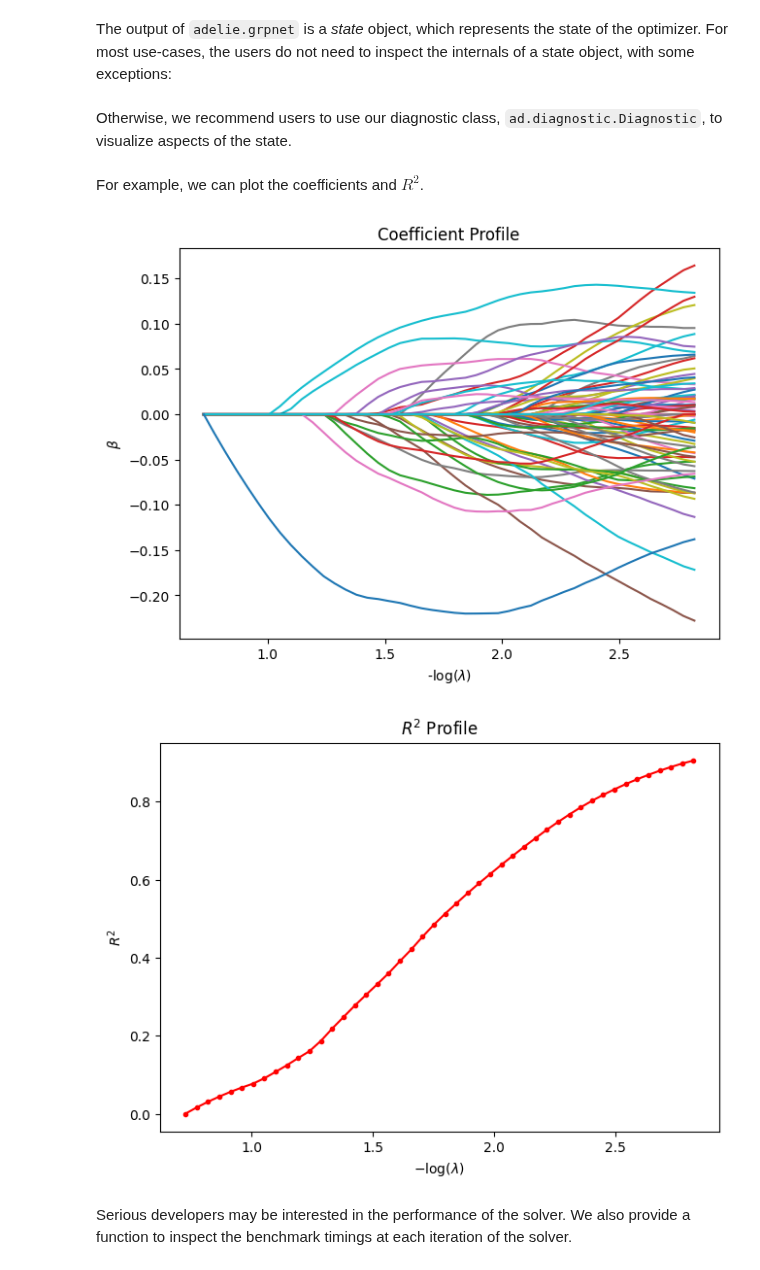
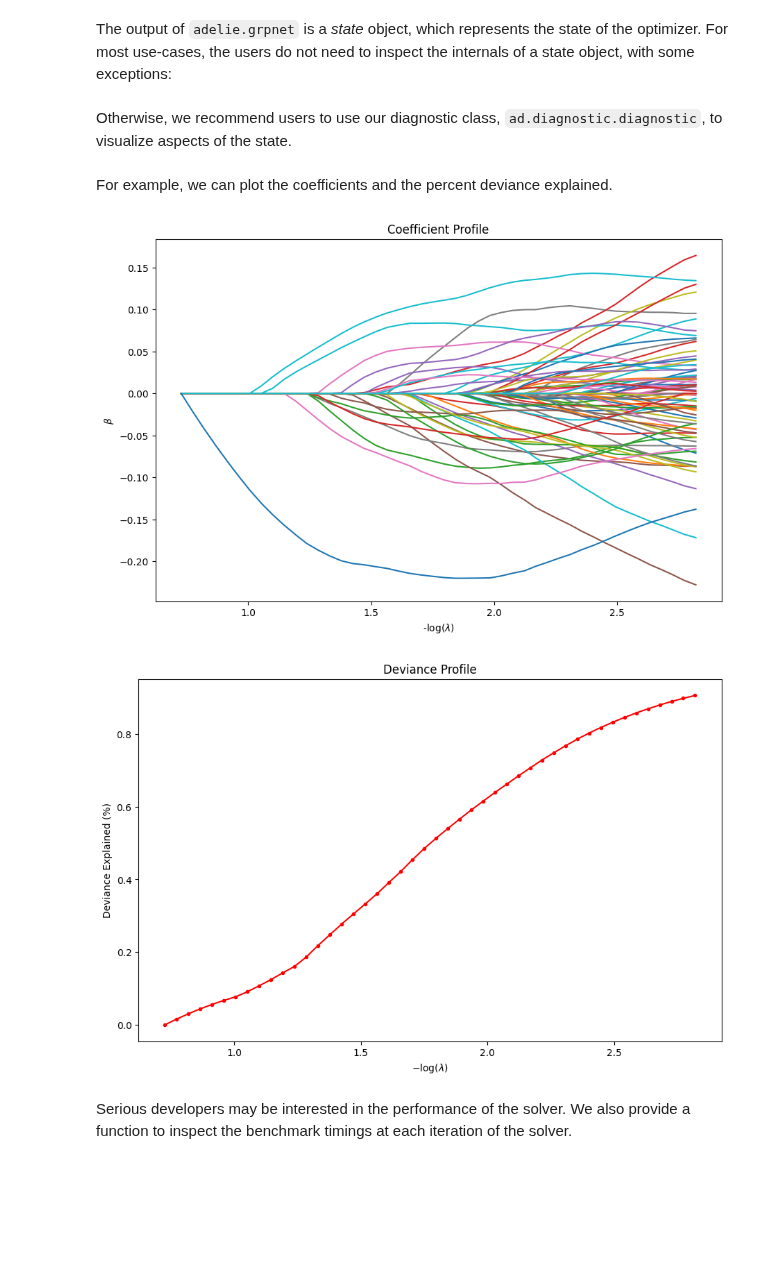
Before and after one commit to JamesYang007/adelie, a Jupyter notebook: docs/sphinx/notebooks/quickstart.ipynb, the cells around one changed output. Cells and saved outputs as stored; diff of their text form; code cells hidden in the pictures; blank space fills up the shorter version.

Commit message:
Update all plots and notebooks

```diff
--- a/docs/sphinx/notebooks/quickstart.ipynb
+++ b/docs/sphinx/notebooks/quickstart.ipynb
@@ -63,18 +63,18 @@ state.lmdas         # (l,) regularization at each saved solution
 assert True         # barrier to not output anything
 # %% [markdown]
 Otherwise, we recommend users to use our diagnostic class,
-`ad.diagnostic.Diagnostic`, to visualize aspects of the state.
+`ad.diagnostic.diagnostic`, to visualize aspects of the state.
 # %%
-dg = ad.diagnostic.Diagnostic(y=y, state=state)
+dg = ad.diagnostic.diagnostic(state=state)
 # %% [markdown]
-For example, we can plot the coefficients and $R^2$.
+For example, we can plot the coefficients and the percent deviance explained.
 # %%
 dg.plot_coefficients()
-dg.plot_rsqs()
+dg.plot_devs()
 plt.show()
 # %% [output]
-[figure, old version]
+[figure, new version]
-[figure, old version]
+[figure, new version]
 # %% [markdown]
 Serious developers may be interested in the performance of the solver.
 We also provide a function to inspect the benchmark timings at each iteration of the solver.
```
Also changed, not shown: parts of 5 cells of this notebook, 4 other files.
